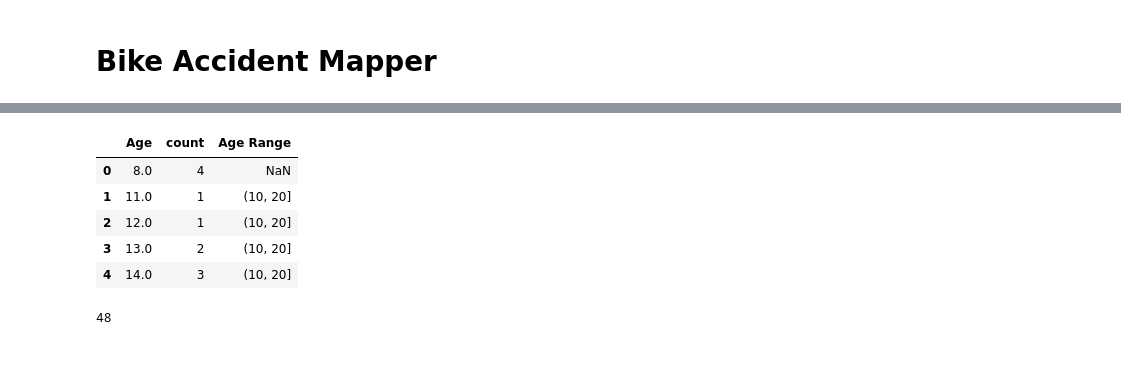
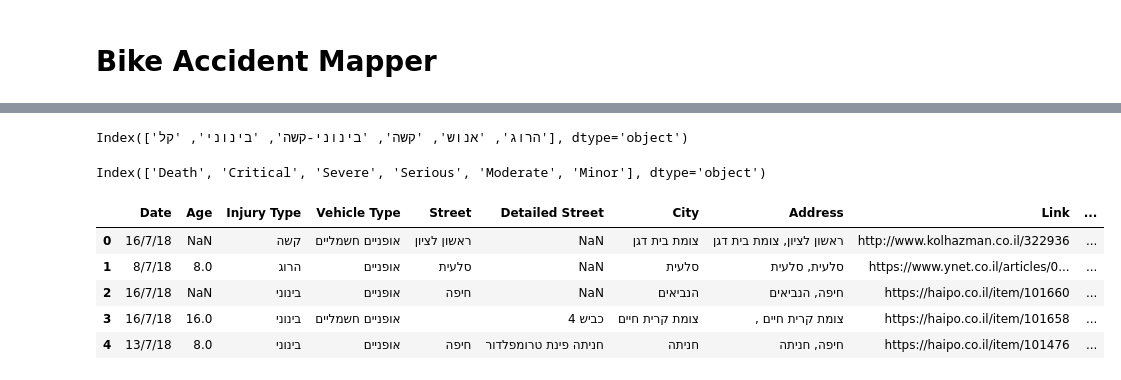
Before and after one commit to est987/BikeAccidentMapper, a Jupyter notebook: Bike Accidents Mapper.ipynb, the cells around one changed output, grey strips where cells are left out. Cells and saved outputs as stored; diff of their text form; code cells hidden in the pictures.

```diff
--- a/Bike Accidents Mapper.ipynb
+++ b/Bike Accidents Mapper.ipynb
@@ -150,14 +137,28 @@ accidentByAgeRange
-# %%
-accidentByAge.head()
-# %% [output]
-|  | Age | count | Age Range |
-| 0 | 8.0 | 4 | NaN |
-| 1 | 11.0 | 1 | (10, 20] |
-| 2 | 12.0 | 1 | (10, 20] |
-| 3 | 13.0 | 2 | (10, 20] |
-| 4 | 14.0 | 3 | (10, 20] |
-# %%
-accidentByAge = df2.groupby('Age').size().reset_index(name='count')
-accidentByAge['count'].sum()
-# %% [output]
-48
+# %%
+df2['Injury Type'] = df2['Injury Type'].astype('category')
+df2['Injury Type'].cat.reorder_categories(['הרוג', 'אנוש', 'קשה', 'בינוני-קשה', 'בינוני', 'קל'],inplace=True)
+df2['Injury Type'].cat.categories
+# %% [output]
+Index(['הרוג', 'אנוש', 'קשה', 'בינוני-קשה', 'בינוני', 'קל'], dtype='object')
+# %%
+#Set up english version of df2
+
+df2_eng = df2
+df2_eng['Injury Type_eng'] = df2_eng['Injury Type']
+if 'Death' not in df2_eng['Injury Type_eng']:
+    df2_eng = df2.replace({'Injury Type_eng' : {'הרוג':'Death', 'קל':'Minor', 'בינוני':'Moderate', 'בינוני-קשה':'Serious','קשה':'Severe','אנוש':'Critical'}})
+df2_eng['Injury Type_eng'] = df2_eng['Injury Type_eng'].astype('category')
+df2_eng['Injury Type_eng'].cat.reorder_categories(['Death', 'Critical', 'Severe', 'Serious', 'Moderate', 'Minor'],inplace=True)
+df2_eng['Injury Type_eng'].cat.categories
+# %% [output]
+Index(['Death', 'Critical', 'Severe', 'Serious', 'Moderate', 'Minor'], dtype='object')
+# %%
+df2_eng['location'] = df2_eng['location'].astype('str')
+df2_eng.head()
+# %% [output]
+|  | Date | Age | Injury Type | Vehicle Type | Street | Detailed Street | City | Address | Link | ... |
+| 0 | 16/7/18 | NaN | קשה | אופניים חשמליים | ראשון לציון | NaN | צומת בית דגן | ראשון לציון, צומת בית דגן | http://www.kolhazman.co.il/322936 | ... |
+| 1 | 8/7/18 | 8.0 | הרוג | אופניים | סלעית | NaN | סלעית | סלעית, סלעית | https://www.ynet.co.il/articles/0... | ... |
+| 2 | 16/7/18 | NaN | בינוני | אופניים | חיפה | NaN | הנביאים | חיפה, הנביאים | https://haipo.co.il/item/101660 | ... |
+| 3 | 16/7/18 | 16.0 | בינוני | אופניים חשמליים |  | כביש 4 | צומת קרית חיים | , צומת קרית חיים | https://haipo.co.il/item/101658 | ... |
+| 4 | 13/7/18 | 8.0 | בינוני | אופניים | חיפה | חניתה פינת טרומפלדור | חניתה | חיפה, חניתה | https://haipo.co.il/item/101476 | ... |
```
Also changed, not shown: parts of 28 cells of this notebook.
